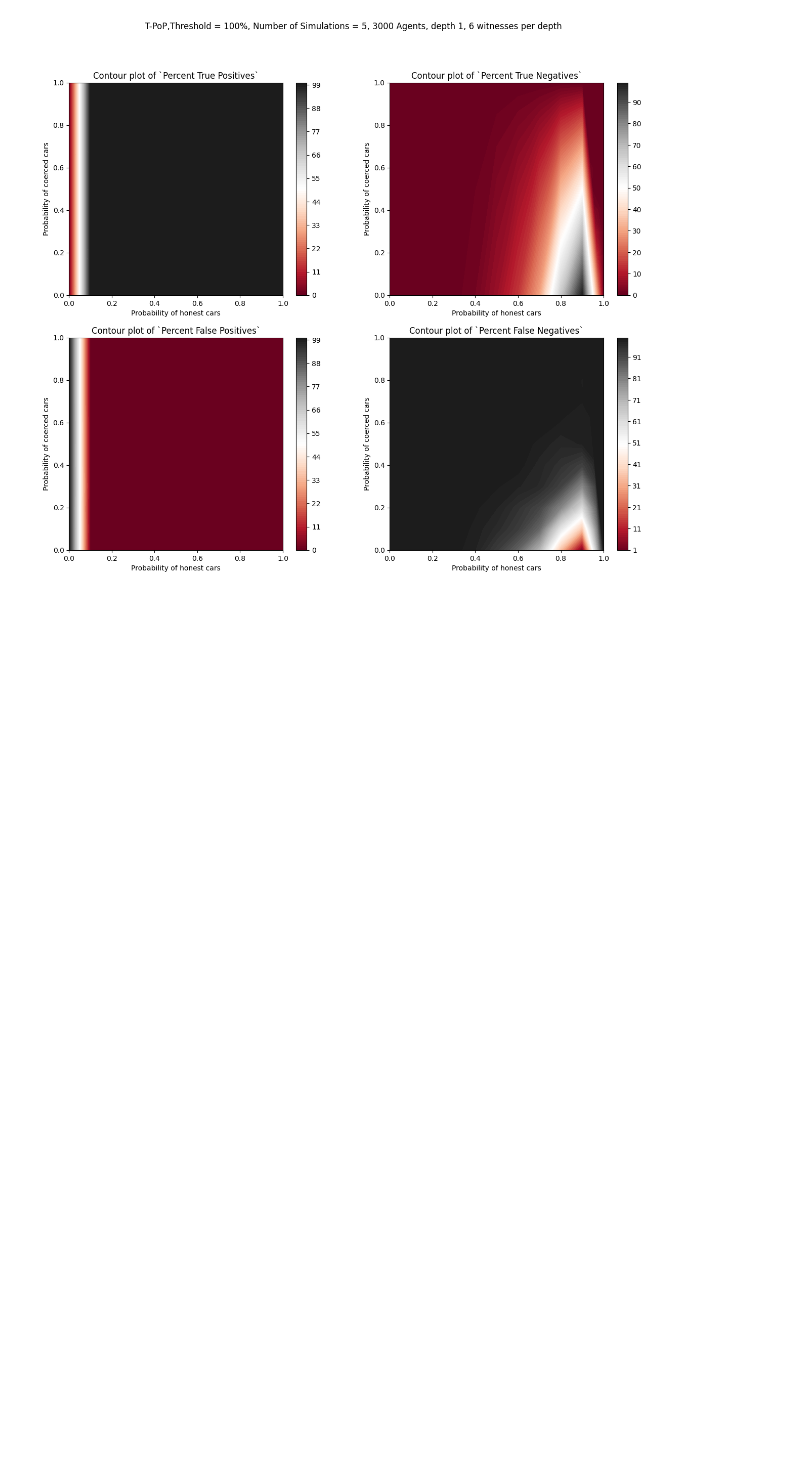
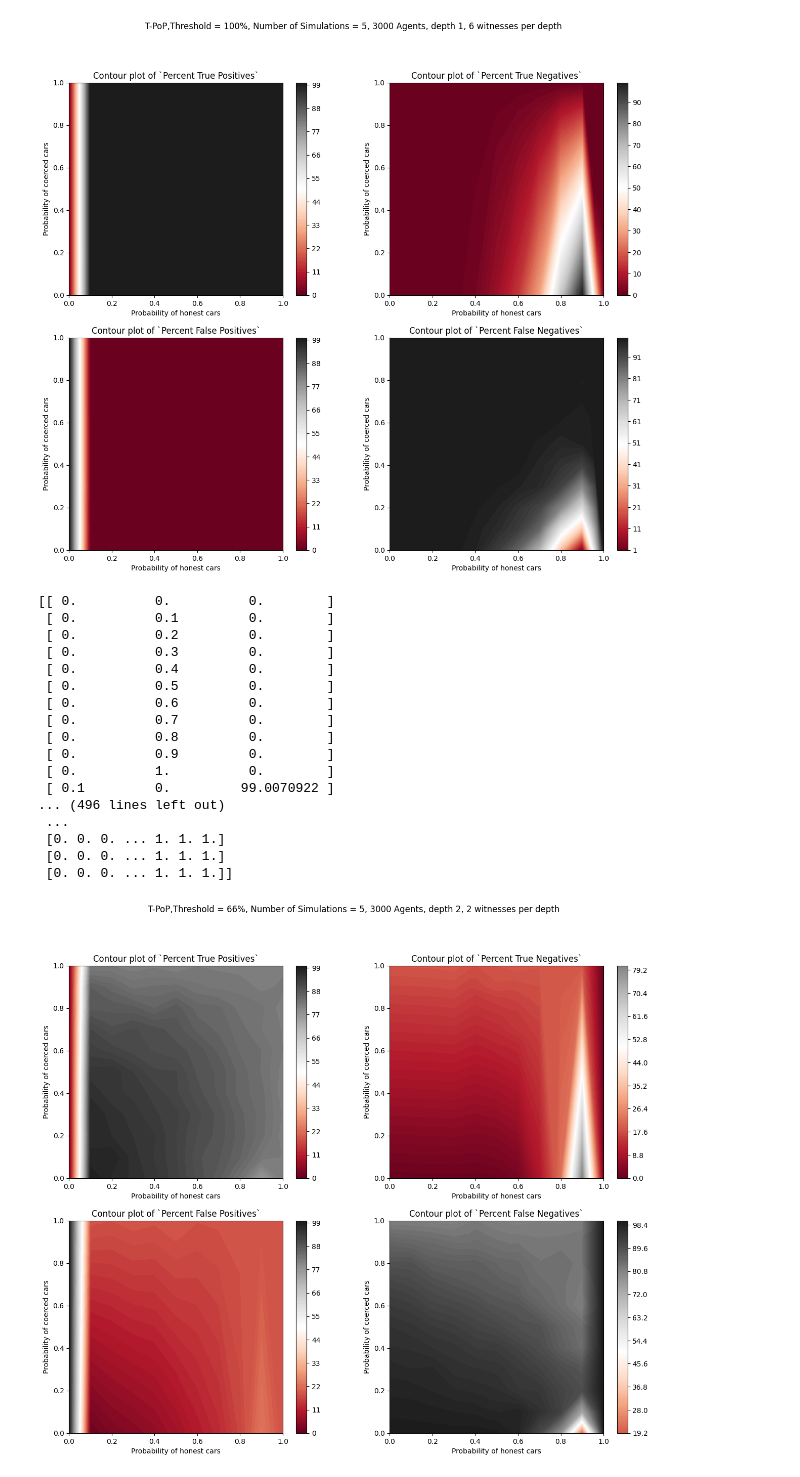
Before and after one commit to aidamanzano/journal-tpop, a Jupyter notebook: plots.ipynb, the cells around one changed output. Saved outputs shown, nothing was run; the diff lists cells and outputs as text; code cells hidden in the pictures; blank space fills up the shorter version.

Commit message:
witness response logic added

```diff
--- a/plots.ipynb
+++ b/plots.ipynb
@@ -155,3 +155,70 @@ i 1 z Percent True Negatives
 i 2 z Percent False Positives
 i 3 z Percent False Negatives
 [figure]
+# %%
+fig, axes = plt.subplots(nrows = 2, ncols = 2, figsize=(15,12))
+
+
+fig.suptitle('T-PoP,Threshold = 66%, Number of Simulations = 5, 3000 Agents, depth 2, 2 witnesses per depth')
+directory_pathfile = '/Users/amm3117/Desktop/Tree-Proof-Of-Position-V2/simulations/depth_2_neighbours_2threshold066/'
+dataset = tsim.full_csv(directory_pathfile)
+
+vars = ['Percent True Positives', 'Percent True Negatives', 'Percent False Positives', 'Percent False Negatives']
+simulations = pd.DataFrame(dataset)
+for i, ax in enumerate(axes.flat):
+
+    z = vars[i]
+    x = 'Probability of honest cars'
+    y = 'Probability of coerced cars'
+
+
+    df_temp = simulations[[x, y, z]].reset_index(drop=True)
+    df_temp = df_temp.groupby([x, y]).mean().reset_index()
+    #print(df_temp.sort_values([x, y]))
+    print(df_temp.values)
+    xlist = df_temp[x].values
+    ylist = df_temp[y].values
+    X, Y = np.meshgrid(xlist, ylist)
+    Z = np.zeros(X.shape)
+    print('here',X)
+    #for each FP that equals 0, set it to a very small value below 1/1000
+    for i in range(X.shape[0]):
+        for j in range(X.shape[1]):
+            z_val = df_temp[z][
+                (df_temp[y] == Y[i, j]) & (df_temp[x] == X[i, j])
+            ]
+            if z_val.empty:
+                Z[i, j] = None
+
+            else:
+                Z[i, j] = z_val
+
+    cp = ax.contourf(X, Y, Z, vmin = 0.000000, vmax = 100, cmap='RdGy', levels = 100)
+
+    ax.set_title(f'Contour plot of `{z}`')
+    ax.set_xlabel(x)
+    ax.set_ylabel(y)
+    plt.colorbar(cp, ax=ax)
+#fig.colorbar(cp)
+
+ax = fig.get_figure()
+#ax.savefig(directory_pathfile +'\\full_data.csv' + '\\plots' + 'subplots.png')
+# %% [output]
+[[ 0.          0.          0.        ]
+ [ 0.          0.1         0.        ]
+ [ 0.          0.2         0.        ]
+ [ 0.          0.3         0.        ]
+ [ 0.          0.4         0.        ]
+ [ 0.          0.5         0.        ]
+ [ 0.          0.6         0.        ]
+ [ 0.          0.7         0.        ]
+ [ 0.          0.8         0.        ]
+ [ 0.          0.9         0.        ]
+ [ 0.          1.          0.        ]
+ [ 0.1         0.         99.0070922 ]
+... (496 lines left out)
+ ...
+ [0. 0. 0. ... 1. 1. 1.]
+ [0. 0. 0. ... 1. 1. 1.]
+ [0. 0. 0. ... 1. 1. 1.]]
+[figure, added]
```
Also changed, not shown: parts of 2 cells of this notebook, 10 other files.
